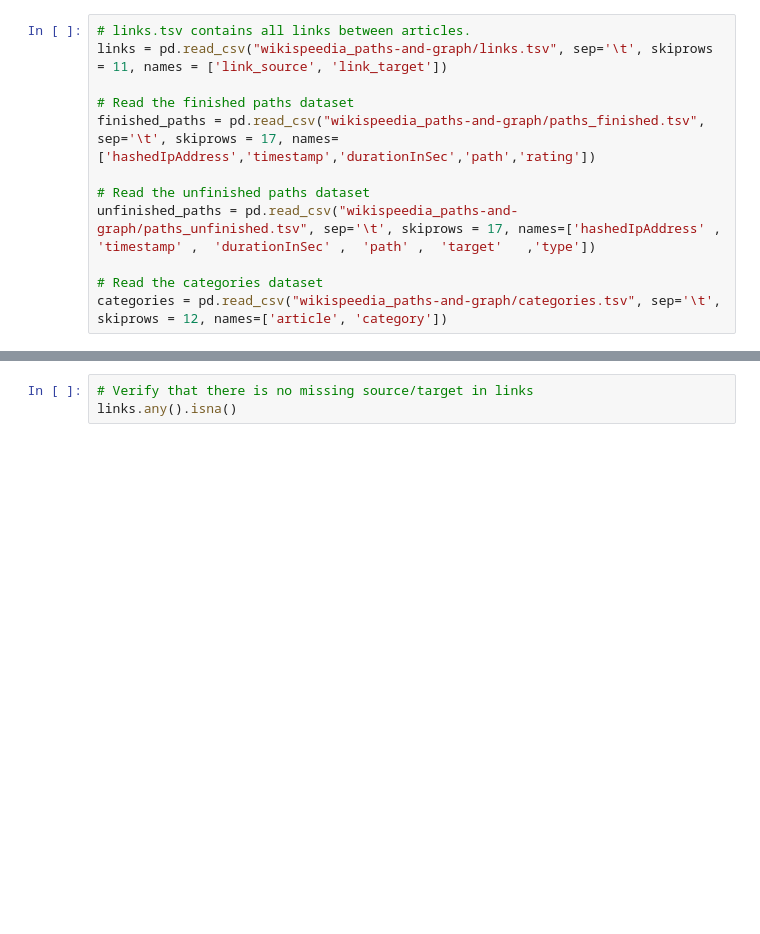
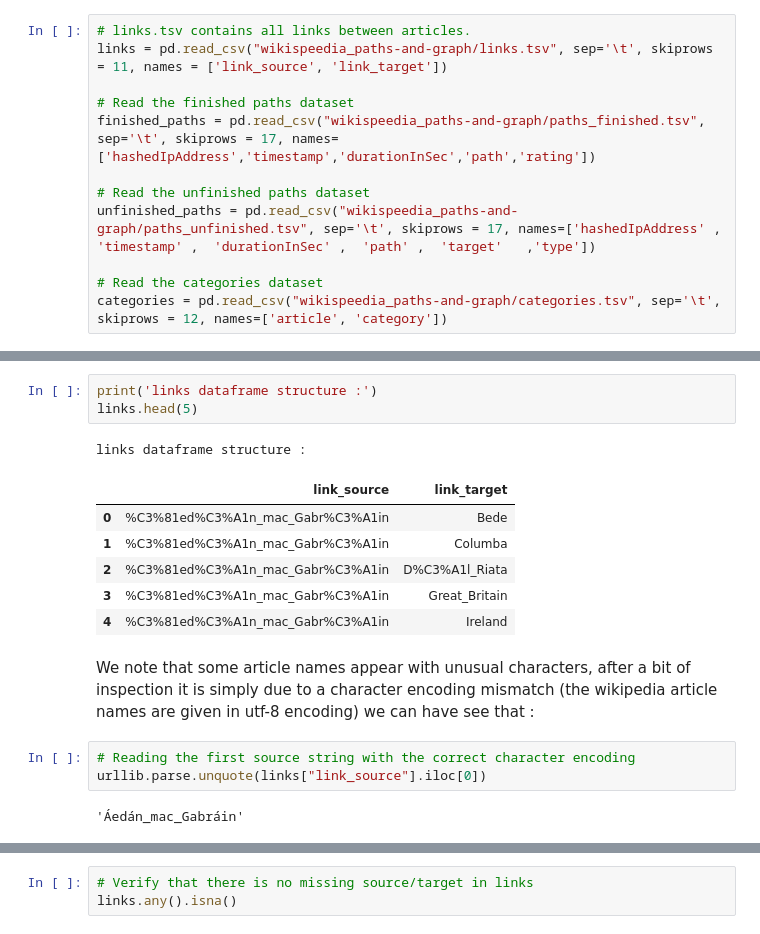
Before and after one commit to epfl-ada/ada-2023-project-datawranglers, a Jupyter notebook: notebooks milestone 2/Milestone_2_notebook.ipynb, the cells around one changed output, grey strips where cells are left out. Cells and saved outputs as stored; diff of their text form; blank space fills up the shorter version.

```diff
--- a/notebooks milestone 2/Milestone_2_notebook.ipynb
+++ b/notebooks milestone 2/Milestone_2_notebook.ipynb
@@ -81,0 +76,18 @@ Dataframe: categories
+# %%
+print('links dataframe structure :')
+links.head(5)
+# %% [output]
+links dataframe structure :
+|  | link_source | link_target |
+| 0 | %C3%81ed%C3%A1n_mac_Gabr%C3%A1in | Bede |
+| 1 | %C3%81ed%C3%A1n_mac_Gabr%C3%A1in | Columba |
+| 2 | %C3%81ed%C3%A1n_mac_Gabr%C3%A1in | D%C3%A1l_Riata |
+| 3 | %C3%81ed%C3%A1n_mac_Gabr%C3%A1in | Great_Britain |
+| 4 | %C3%81ed%C3%A1n_mac_Gabr%C3%A1in | Ireland |
+# %% [markdown]
+We note that some article names appear with unusual characters, after a bit of inspection it is simply due to a character encoding mismatch (the wikipedia article names are given in utf-8 encoding) we can have see that :
+# %%
+# Reading the first source string with the correct character encoding
+urllib.parse.unquote(links["link_source"].iloc[0])
+# %% [output]
+'Áedán_mac_Gabráin'
```
Also changed, not shown: parts of 41 cells of this notebook.
